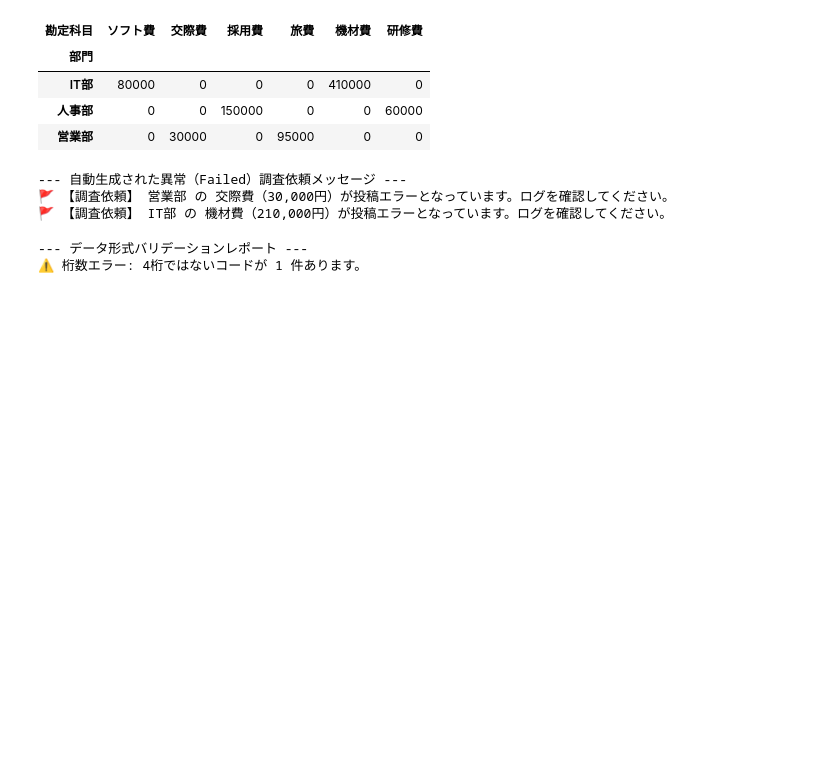
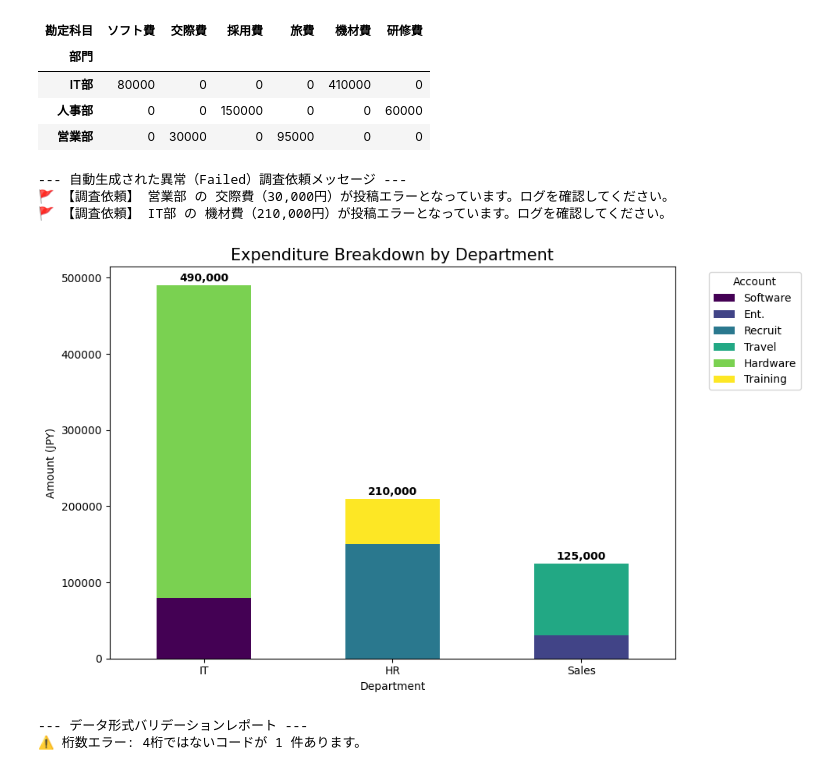
Before and after one commit to Koji-Accounting-Tech/D365-Finance-Data-Validator, a Jupyter notebook: D365_Data_Processing.ipynb, the cells around one changed output. Drawn from its saved outputs; the diff is of its cells as text; code cells hidden in the pictures; blank space fills up the shorter version.

```diff
--- a/D365_Data_Processing.ipynb
+++ b/D365_Data_Processing.ipynb
@@ -1056,6 +1056,40 @@ else:
 --- 自動生成された異常（Failed）調査依頼メッセージ ---
 🚩 【調査依頼】 営業部 の 交際費（30,000円）が投稿エラーとなっています。ログを確認してください。
 🚩 【調査依頼】 IT部 の 機材費（210,000円）が投稿エラーとなっています。ログを確認してください。
+# %%
+import matplotlib.pyplot as plt
+
+# --- 1. 表示用のデータを英語に変換（マッピング） ---
+# インデックス（部門）の変換
+dept_map = {'IT部': 'IT', '人事部': 'HR', '営業部': 'Sales'}
+pivot_summary.index = pivot_summary.index.map(dept_map)
+
+# カラム（科目）の変換
+account_map = {
+    '旅費': 'Travel', '機材費': 'Hardware', '交際費': 'Ent.',
+    '採用費': 'Recruit', 'ソフト費': 'Software', '研修費': 'Training'
+}
+pivot_summary.columns = pivot_summary.columns.map(account_map)
+
+# --- 2. グラフの作成 ---
+ax = pivot_summary.plot(kind='bar', stacked=True, figsize=(10, 6), colormap='viridis')
+
+# 3. タイトルとラベルの設定（英語）
+plt.title('Expenditure Breakdown by Department', fontsize=15)
+plt.xlabel('Department')
+plt.ylabel('Amount (JPY)')
+plt.xticks(rotation=0)
+plt.legend(title='Account', bbox_to_anchor=(1.05, 1), loc='upper left')
+
+# 4. 合計値の表示
+totals = pivot_summary.sum(axis=1)
+for i, total in enumerate(totals):
+    ax.text(i, total + 5000, f'{total:,.0f}', ha='center', fontweight='bold')
+
+plt.tight_layout()
+plt.show()
+# %% [output]
+[figure, added]
 # %%
 import pandas as pd
 
```
